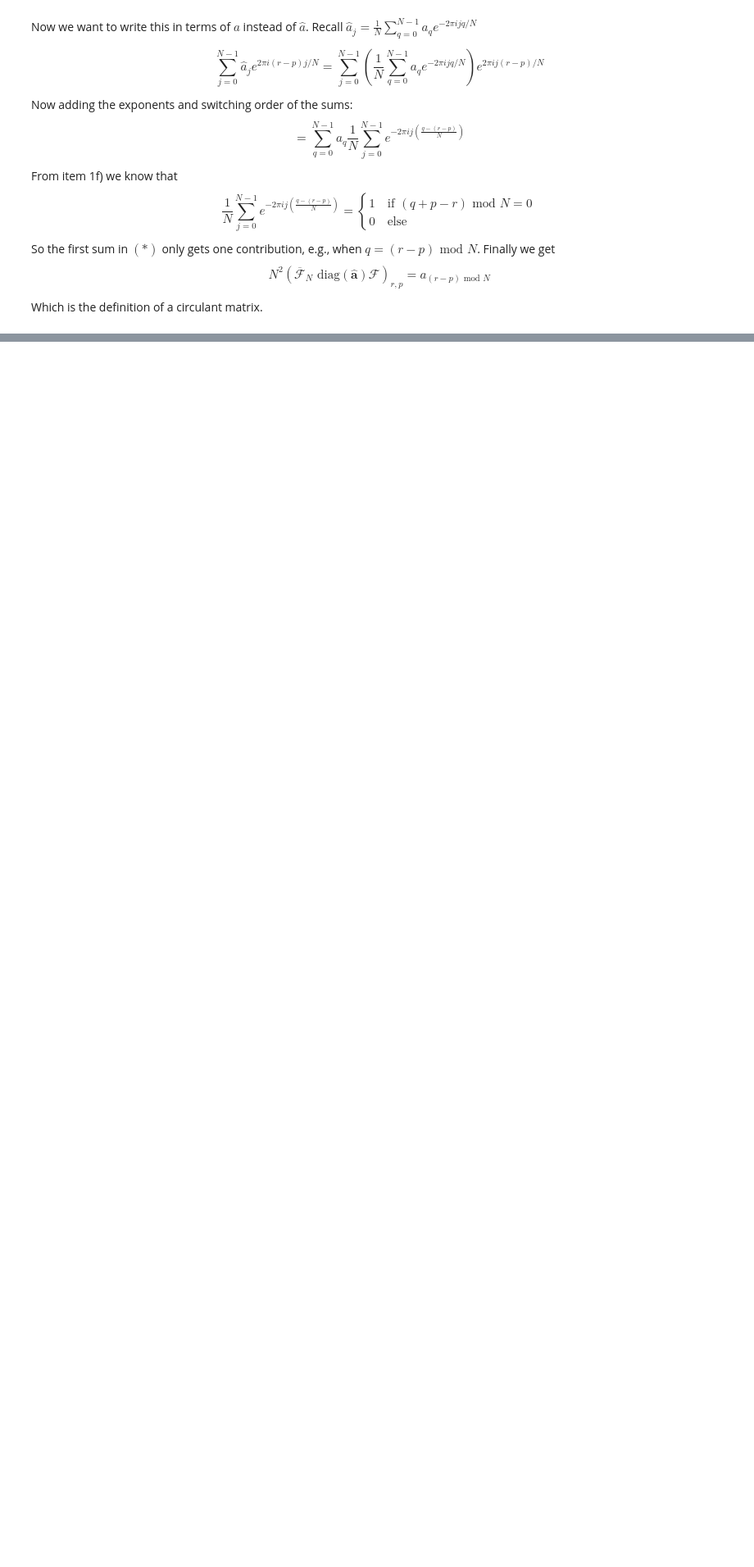
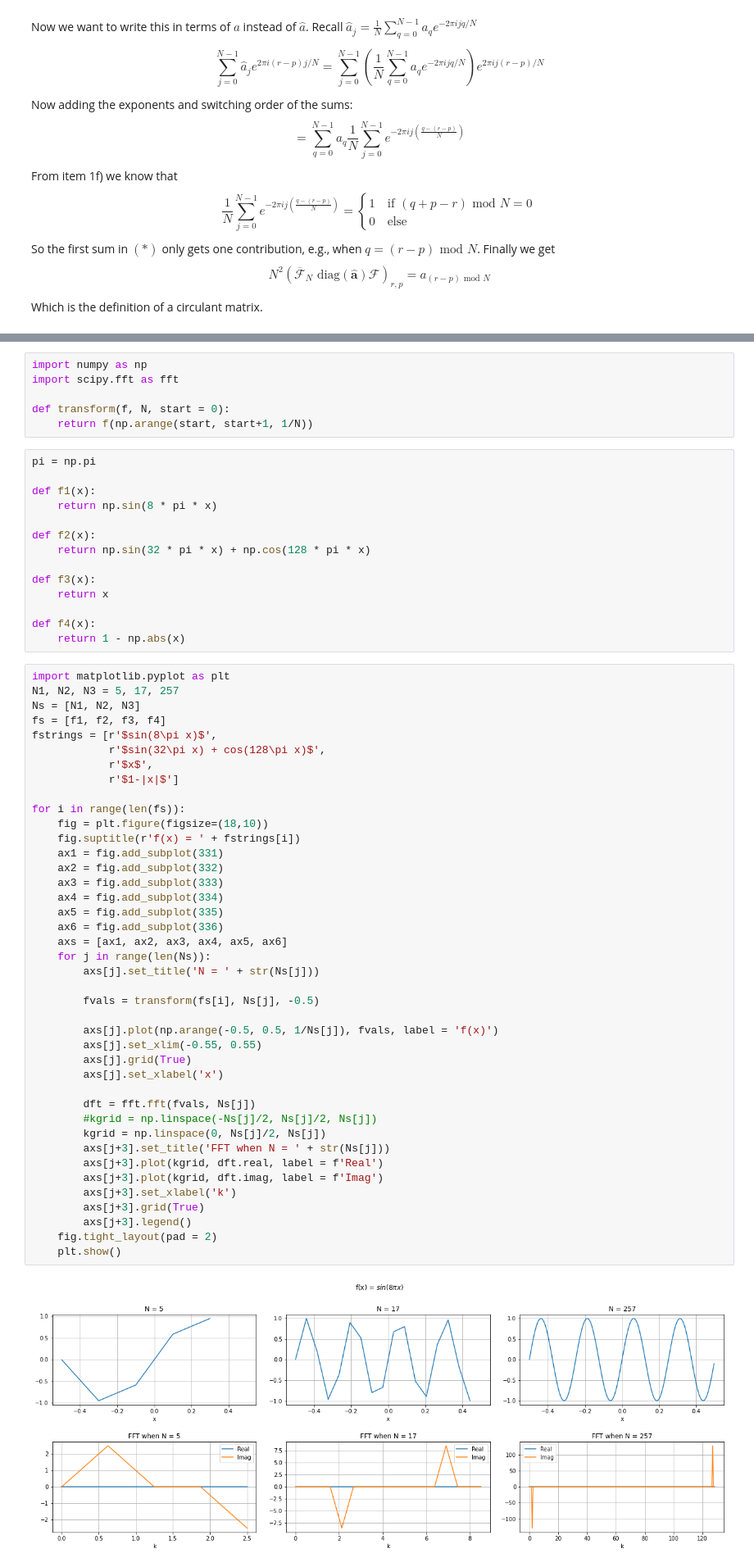
Before and after one commit to sannejamila/TMA4215project2, a Jupyter notebook: project2.ipynb, the cells around one changed output, grey strips where cells are left out. Shown at 82% size. Drawn from its saved outputs; the diff is of its cells as text; blank space fills up the shorter version.

```diff
--- a/project2.ipynb
+++ b/project2.ipynb
@@ -341,0 +344,63 @@ Which is the definition of a circulant matrix.
+# %%
+import numpy as np
+import scipy.fft as fft
+
+def transform(f, N, start = 0):
+    return f(np.arange(start, start+1, 1/N))
+# %%
+pi = np.pi
+
+def f1(x):
+    return np.sin(8 * pi * x)
+
+def f2(x):
+    return np.sin(32 * pi * x) + np.cos(128 * pi * x)
+
+def f3(x):
+    return x
+
+def f4(x):
+    return 1 - np.abs(x)
+# %%
+import matplotlib.pyplot as plt
+N1, N2, N3 = 5, 17, 257
+Ns = [N1, N2, N3]
+fs = [f1, f2, f3, f4]
+fstrings = [r'$sin(8\pi x)$',
+            r'$sin(32\pi x) + cos(128\pi x)$',
+            r'$x$',
+            r'$1-|x|$']
+
+for i in range(len(fs)):
+    fig = plt.figure(figsize=(18,10))
+    fig.suptitle(r'f(x) = ' + fstrings[i])
+    ax1 = fig.add_subplot(331)
+    ax2 = fig.add_subplot(332)
+    ax3 = fig.add_subplot(333)
+    ax4 = fig.add_subplot(334)
+    ax5 = fig.add_subplot(335)
+    ax6 = fig.add_subplot(336)
+    axs = [ax1, ax2, ax3, ax4, ax5, ax6]
+    for j in range(len(Ns)):
+        axs[j].set_title('N = ' + str(Ns[j]))
+
+        fvals = transform(fs[i], Ns[j], -0.5)
+
+        axs[j].plot(np.arange(-0.5, 0.5, 1/Ns[j]), fvals, label = 'f(x)')
+        axs[j].set_xlim(-0.55, 0.55)
+        axs[j].grid(True)
+        axs[j].set_xlabel('x')
+
+        dft = fft.fft(fvals, Ns[j])
+        #kgrid = np.linspace(-Ns[j]/2, Ns[j]/2, Ns[j])
+        kgrid = np.linspace(0, Ns[j]/2, Ns[j])
+        axs[j+3].set_title('FFT when N = ' + str(Ns[j]))
+        axs[j+3].plot(kgrid, dft.real, label = f'Real')
+        axs[j+3].plot(kgrid, dft.imag, label = f'Imag')
+        axs[j+3].set_xlabel('k')
+        axs[j+3].grid(True)
+        axs[j+3].legend()
+    fig.tight_layout(pad = 2)
+    plt.show()
+# %% [output]
+[figure, added]
```
Also changed, not shown: parts of 9 cells of this notebook, 1 other file.
